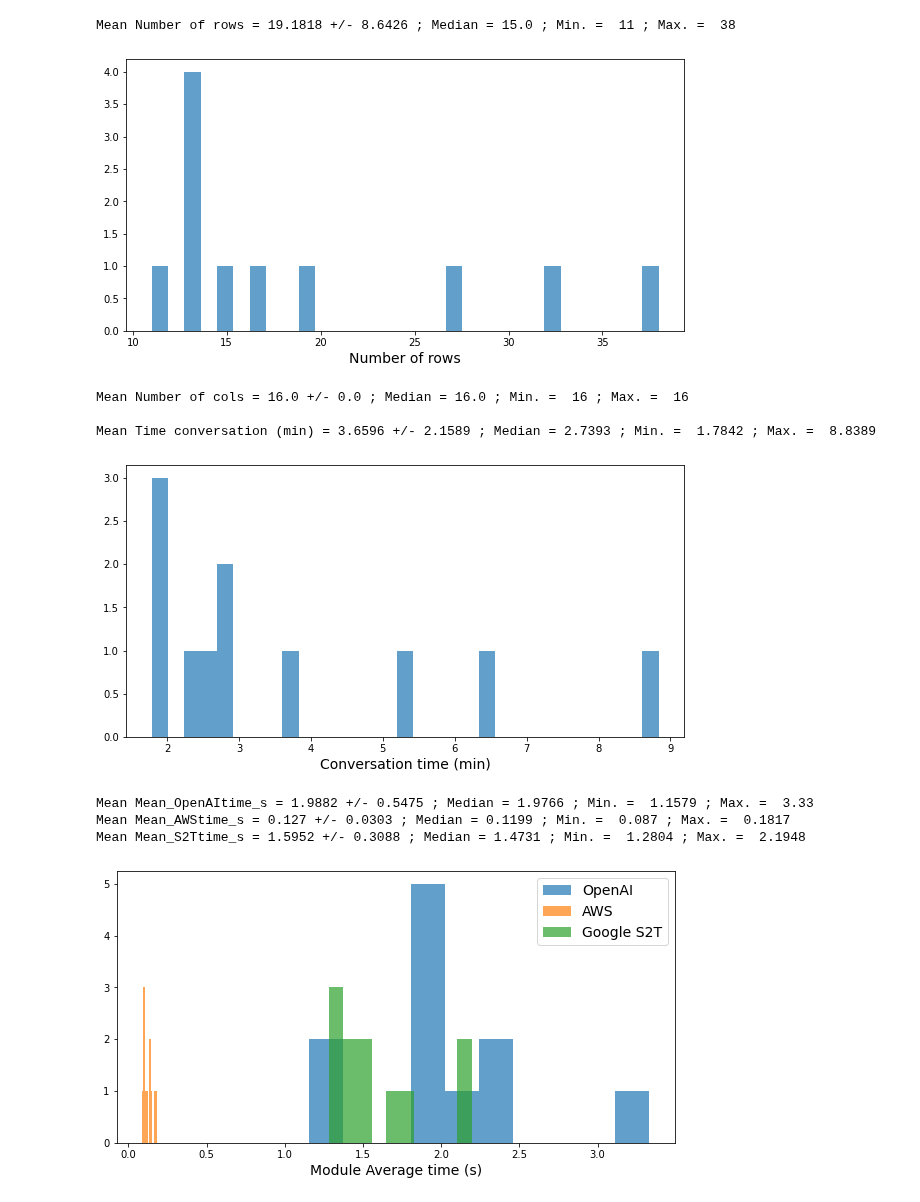
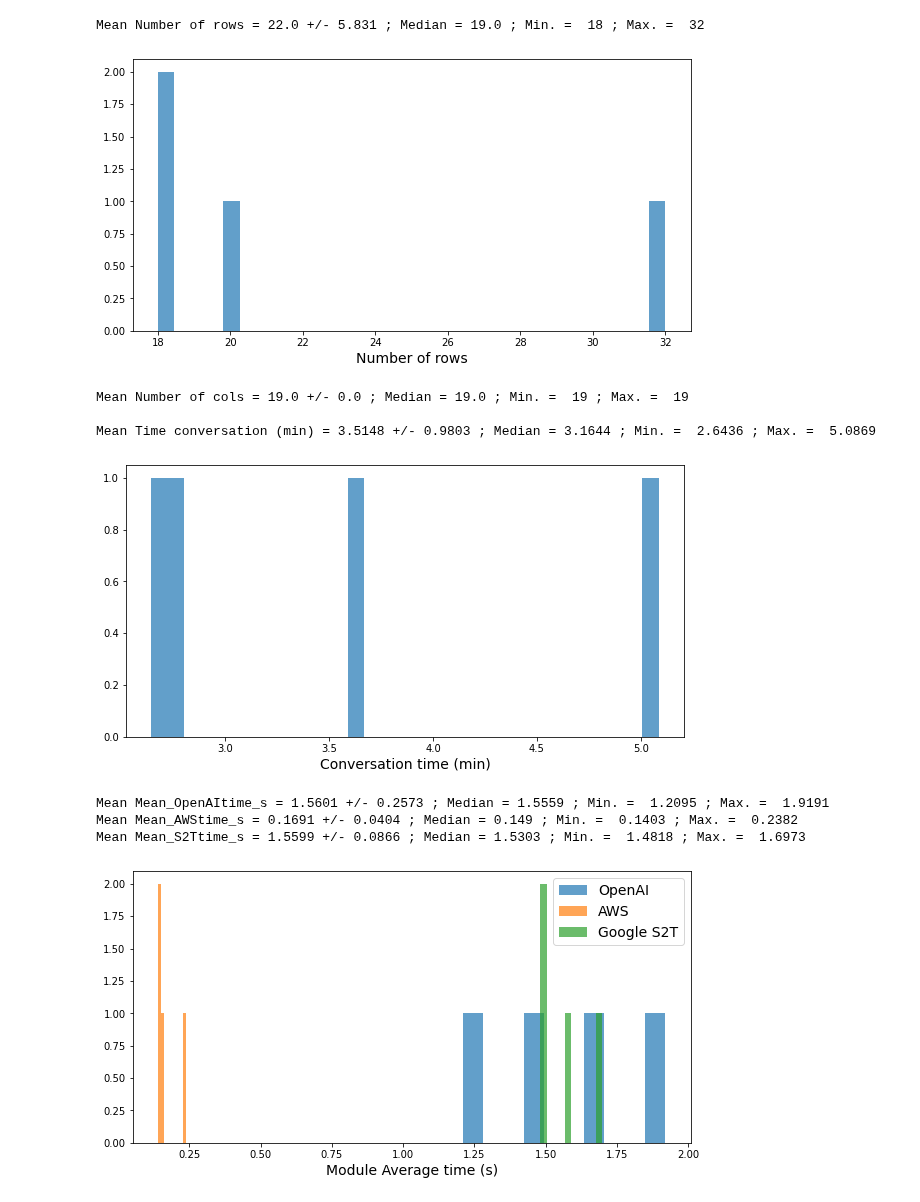
Before and after one commit to ASAPLableni/LableniBot, a Jupyter notebook: DataAnalysis/CheckData.ipynb, the cells around one changed output. Drawn from its saved outputs; the diff is of its cells as text; code cells hidden in the pictures.

```diff
--- a/DataAnalysis/CheckData.ipynb
+++ b/DataAnalysis/CheckData.ipynb
@@ -17,9 +17,9 @@ path_to_conversations = "../Conversations/"
 
 all_df_list = []
 for conv in os.listdir(path_to_conversations):
-    excel_name = [file for file in os.listdir(path_to_conversations + conv) if ".xlsx" in file][0]
+    excel_name = [file for file in os.listdir(path_to_conversations + conv) if ".pkl" in file][0]
     try:
-        df_x = pd.read_excel(path_to_conversations + conv + "/" + excel_name)
+        df_x = pd.read_pickle(path_to_conversations + conv + "/" + excel_name)
         if df_x.shape[0] > 2:
             all_df_list.append(df_x)
     except:
@@ -32,13 +31,13 @@ Number of conversations: 11
 # %%
-def include_time_columns(data, col_name):
+def include_time_columns(data, col_name_init, col_name_end, label):
+
+    delta_time = data[col_name_end] - data[col_name_init]
 
     return {
-        "Mean_" + col_name: np.nanmean(data[col_name]) if col_name in data.columns else np.nan,
-        "Max_" + col_name: np.nanmax(data[col_name]) if col_name in data.columns else np.nan,
-        "Min_" + col_name: np.nanmin(data[col_name]) if col_name in data.columns else np.nan,
-        "Diff_" + col_name: (
-            data[col_name].dropna().iloc[-1] - data[col_name].dropna().iloc[0] if col_name in data.columns else np.nan
-        ),
+        "Mean_" + label: np.nanmean(delta_time),
+        "Max_" + label: np.nanmax(delta_time),
+        "Min_" + label: np.nanmin(delta_time),
+        "Diff_" + label: delta_time.dropna().iloc[-1] - delta_time.dropna().iloc[0],
     }
 # %%
 check_list = []
@@ -47,16 +46,16 @@ for df in all_df_list:
     dict_data = {
         "NumRows": df.shape[0],
         "NumCols": df.shape[1],
-        "TimeConversation_min": (df["UnixTimestampEnd"].iloc[-1] - df["UnixTimestampInit"].iloc[0])/60,
+        "TimeConversation_min": (df["S2TEndUnix"].iloc[-1] - df["UnixTimestampLoopInit"].iloc[0])/60,
     }
 
-    dict_res = include_time_columns(df, "OpenAItime_s")
+    dict_res = include_time_columns(df, col_name_init="AWSStartUniX", col_name_end="AWSEndUniX", label="AWS")
     dict_data.update(dict_res)
 
-    dict_res = include_time_columns(df, "AWStime_s")
+    dict_res = include_time_columns(df, col_name_init="S2TStartUnix", col_name_end="S2TEndUnix", label="GoogleS2T")
     dict_data.update(dict_res)
 
-    dict_res = include_time_columns(df, "S2Ttime_s")
+    dict_res = include_time_columns(df, col_name_init="BotStartUnix", col_name_end="BotEndUnix", label="OpenAI")
     dict_data.update(dict_res)
 
     check_list.append(dict_data)
@@ -86,30 +85,30 @@ plt.xlabel("Conversation time (min)", fontsize=14)
 
 plt.show()
 # %% [output]
-Mean Number of rows = 19.1818 +/- 8.6426 ; Median = 15.0 ; Min. =  11 ; Max. =  38
+Mean Number of rows = 22.0 +/- 5.831 ; Median = 19.0 ; Min. =  18 ; Max. =  32
-[figure, old version]
+[figure, new version]
-Mean Number of cols = 16.0 +/- 0.0 ; Median = 16.0 ; Min. =  16 ; Max. =  16
+Mean Number of cols = 19.0 +/- 0.0 ; Median = 19.0 ; Min. =  19 ; Max. =  19
 
-Mean Time conversation (min) = 3.6596 +/- 2.1589 ; Median = 2.7393 ; Min. =  1.7842 ; Max. =  8.8389
+Mean Time conversation (min) = 3.5148 +/- 0.9803 ; Median = 3.1644 ; Min. =  2.6436 ; Max. =  5.0869
-[figure, old version]
+[figure, new version]
 # %%
-aute.stat_print(df_check["Mean_OpenAItime_s"], "Mean_OpenAItime_s")
-aute.stat_print(df_check["Mean_AWStime_s"], "Mean_AWStime_s")
-aute.stat_print(df_check["Mean_S2Ttime_s"], "Mean_S2Ttime_s")
+aute.stat_print(df_check["Mean_OpenAI"], "Mean_OpenAItime_s")
+aute.stat_print(df_check["Mean_AWS"], "Mean_AWStime_s")
+aute.stat_print(df_check["Mean_GoogleS2T"], "Mean_S2Ttime_s")
 
 plt.figure(figsize=(10, 5))
 
-plt.hist(df_check["Mean_OpenAItime_s"], alpha=0.7, label="OpenAI")
-plt.hist(df_check["Mean_AWStime_s"], alpha=0.7, label="AWS")
-plt.hist(df_check["Mean_S2Ttime_s"], alpha=0.7, label="Google S2T")
+plt.hist(df_check["Mean_OpenAI"], alpha=0.7, label="OpenAI")
+plt.hist(df_check["Mean_AWS"], alpha=0.7, label="AWS")
+plt.hist(df_check["Mean_GoogleS2T"], alpha=0.7, label="Google S2T")
 
 plt.legend(fontsize=14)
 plt.xlabel("Module Average time (s)", fontsize=14)
 
 plt.show()
 # %% [output]
-Mean Mean_OpenAItime_s = 1.9882 +/- 0.5475 ; Median = 1.9766 ; Min. =  1.1579 ; Max. =  3.33
-Mean Mean_AWStime_s = 0.127 +/- 0.0303 ; Median = 0.1199 ; Min. =  0.087 ; Max. =  0.1817
-Mean Mean_S2Ttime_s = 1.5952 +/- 0.3088 ; Median = 1.4731 ; Min. =  1.2804 ; Max. =  2.1948
+Mean Mean_OpenAItime_s = 1.5601 +/- 0.2573 ; Median = 1.5559 ; Min. =  1.2095 ; Max. =  1.9191
+Mean Mean_AWStime_s = 0.1691 +/- 0.0404 ; Median = 0.149 ; Min. =  0.1403 ; Max. =  0.2382
+Mean Mean_S2Ttime_s = 1.5599 +/- 0.0866 ; Median = 1.5303 ; Min. =  1.4818 ; Max. =  1.6973
-[figure, old version]
+[figure, new version]
 # %%
```
Also changed, not shown: parts of 14 cells of this notebook, 5 other files.
